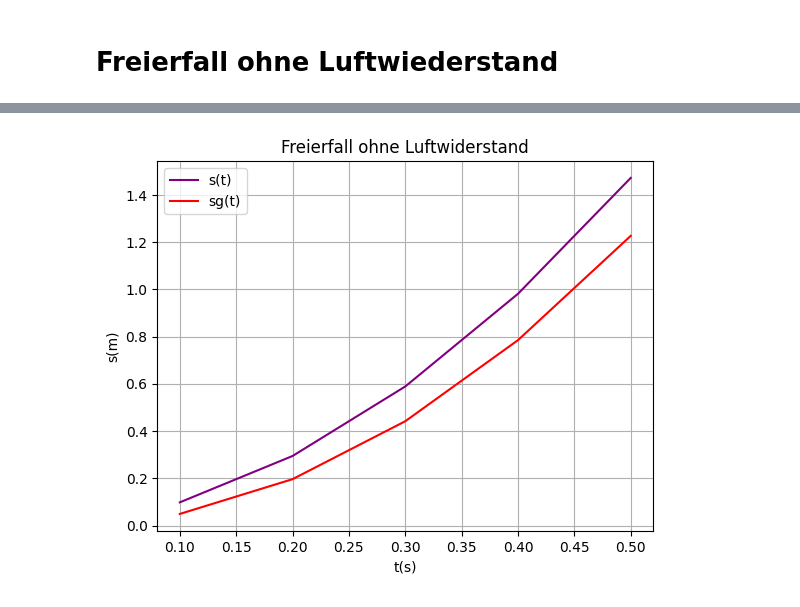
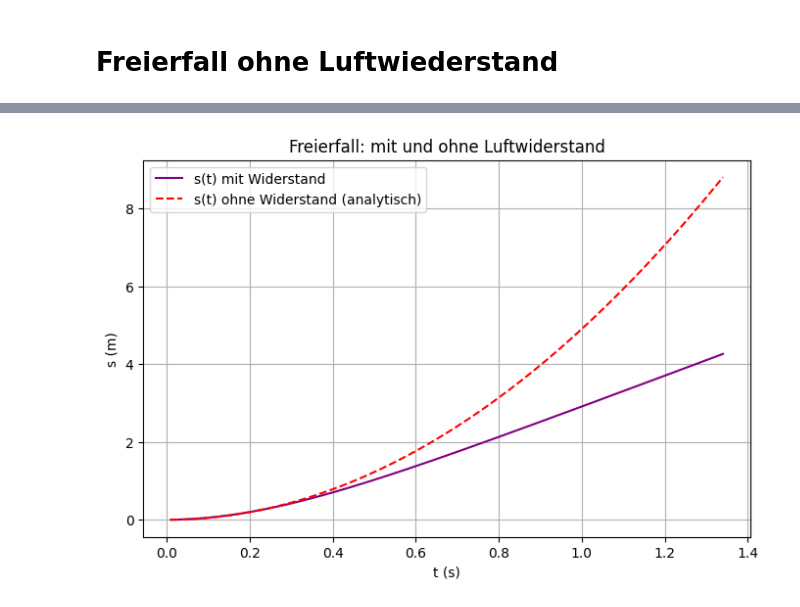
Before and after one commit to Jxst-Dxni/12-3, a Jupyter notebook: Seminarkurs/Luftwiederstand.ipynb, the cells around one changed output, grey strips where cells are left out. Drawn from its saved outputs; the diff is of its cells as text; code cells hidden in the pictures.

```diff
--- a/Seminarkurs/Luftwiederstand.ipynb
+++ b/Seminarkurs/Luftwiederstand.ipynb
@@ -5,39 +11,75 @@ import math
 import matplotlib.pyplot as plt
 import numpy as np
 
-t=0
-g=9.81
-m=80
-a=0
-v=0
-s=0
-dt=0.1
+# Grundparameter
+t = 0.0
+g = 9.81
+m = 80.0  # kg
+dt = 0.01  # s, kleinere Schrittweite für bessere Genauigkeit
+
+# Parameter für Widerstand
+rho = 1.225  # kg/m^3 Luftdichte
+Cd = 1.0     # angenommener Widerstandsbeiwert für stehenden Menschen
+v_terminal_target = 4.0  # m/s, gewünschte terminale Geschwindigkeit
+
+# Berechnung der benötigten Querschnittsfläche A aus: m*g = 0.5 * rho * Cd * A * v_t^2
+A_needed = (m * g) / (0.5 * rho * Cd * v_terminal_target**2)
+print(f'Benötigte Querschnittsfläche A für v_t={v_terminal_target} m/s: {A_needed:.4f} m^2')
+
+# --- Simulation: freier Fall mit quadratischem Luftwiderstand ---
+# Anfangsbedingungen
+t = 0.0
+v = 0.0
+s = 0.0
+T_max = 10.0  # s
 
 tr = []
 vr = []
 sr = []
-sg = []
+# Simulation mit berechnetem A
+A = A_needed
 
-for i in range(0,5):
-    t=t+dt
-    a=g
-    v=v+a*dt
-    s=s+v*dt
-    s2=0.5*g*t**2
-
-    sg.append(s2)
+while t < T_max:
+    # Resistive force: F_d = 0.5 * rho * Cd * A * v^2, Richtung entgegen der Bewegung
+    Fd = 0.5 * rho * Cd * A * v * abs(v)
+    # Beschleunigung: a = (m*g - Fd) / m (nach unten positiv)
+    a = g - Fd / m
+    # Euler-Integration
+    v = v + a * dt
+    s = s + v * dt
+    t = t + dt
     tr.append(t)
     vr.append(v)
     sr.append(s)
+    # Abbruch wenn v nahe v_terminal
+    if abs(v - v_terminal_target) < 0.01 and t > 0.5:
+        # wir haben die gewünschte terminale Geschwindigkeit erreicht
+        break
 
-# Erster Graph: s(t)
-plt.plot(tr, sr, color='purple', label='s(t)')
-# Zweiter Graph: sg(t)
-plt.plot(tr, sg, color='red', label='sg(t)')
-plt.xlabel('t(s)')
-plt.ylabel('s(m)')
-plt.title('Freierfall ohne Luftwiderstand')
+print(f'Nach Simulation (t={t:.2f}s) Geschwindigkeit v={v:.3f} m/s')
+
+# Plots: mit analytischer (ohne Widerstand) Vergleichskurve s=0.5*g*t^2
+plt.figure(figsize=(8,5))
+plt.plot(tr, sr, color='purple', label='s(t) mit Widerstand')
+# ohne Widerstand: berechne analytisch für gleiche Zeitpunkte
+tg = np.array(tr)
+s_no = 0.5 * g * tg**2
+plt.plot(tr, s_no, color='red', linestyle='--', label='s(t) ohne Widerstand (analytisch)')
+plt.xlabel('t (s)')
+plt.ylabel('s (m)')
+plt.title('Freierfall: mit und ohne Luftwiderstand')
 plt.grid(True)
 plt.legend()
 plt.show()
+
+# Geschwindigkeit vs Zeit
+plt.figure(figsize=(8,4))
+plt.plot(tr, vr, color='blue', label='v(t) mit Widerstand')
+plt.axhline(v_terminal_target, color='green', linestyle=':', label=f'v_target={v_terminal_target} m/s')
+plt.xlabel('t (s)')
+plt.ylabel('v (m/s)')
+plt.title('Geschwindigkeit vs Zeit')
+plt.grid(True)
+plt.legend()
+plt.show()
 # %% [output]
@@ -44 +88 @@ plt.show()
-[figure, old version]
+[figure, new version]
```
Also changed, not shown: parts of 2 cells of this notebook, 1 other file.
